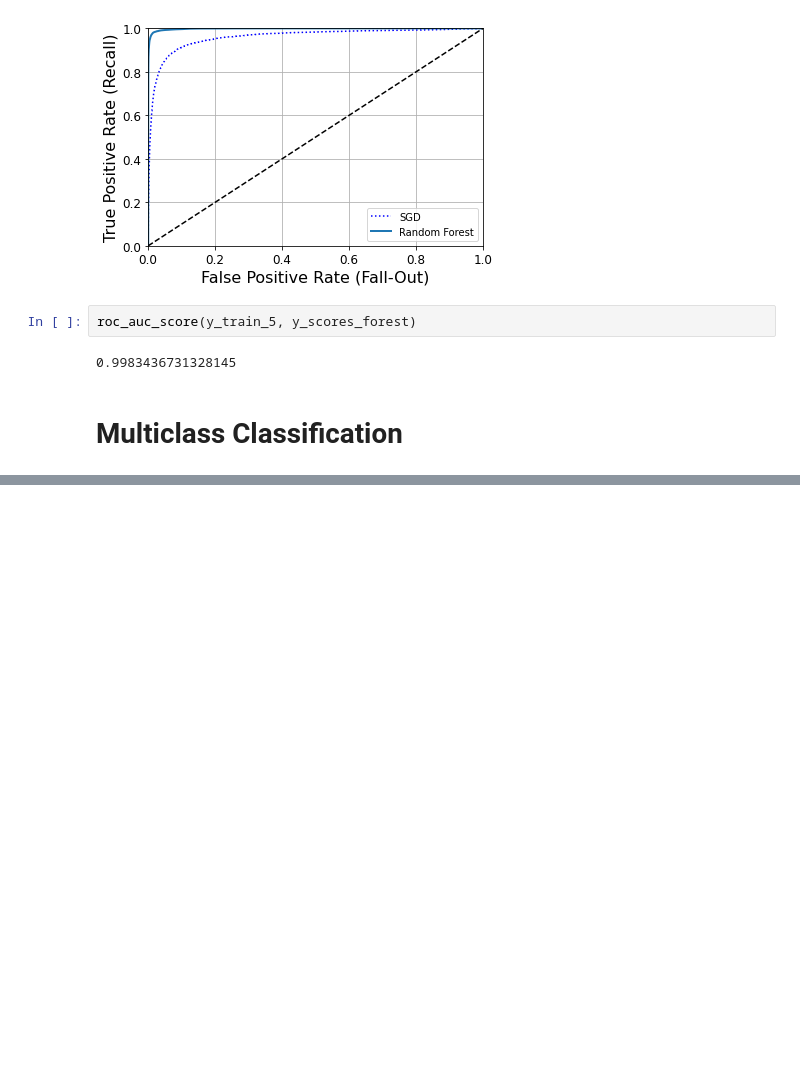
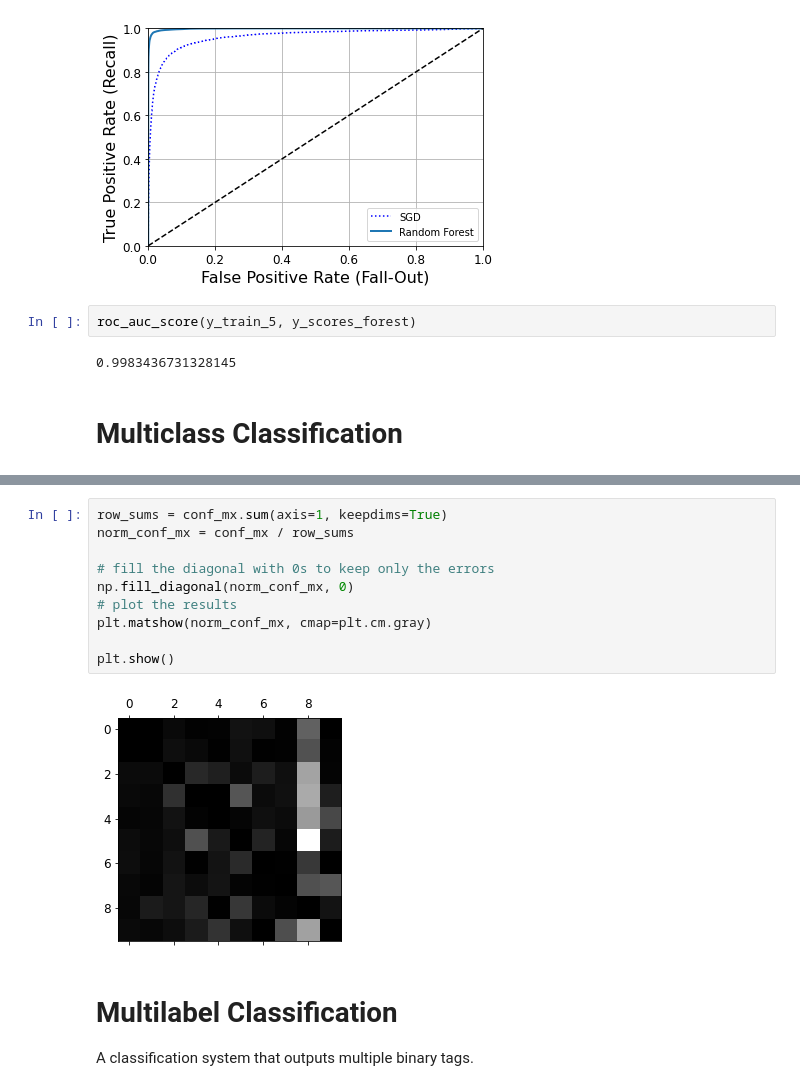
Before and after one commit to CSpanias/handson_ml, a Jupyter notebook: Ch3_Classification.ipynb, the cells around one changed output, grey strips where cells are left out. Cells and saved outputs as stored; diff of their text form; blank space fills up the shorter version.

```diff
--- a/Ch3_Classification.ipynb
+++ b/Ch3_Classification.ipynb
@@ -338,0 +443,17 @@ roc_auc_score(y_train_5, y_scores_forest)
+# %%
+row_sums = conf_mx.sum(axis=1, keepdims=True)
+norm_conf_mx = conf_mx / row_sums
+
+# fill the diagonal with 0s to keep only the errors
+np.fill_diagonal(norm_conf_mx, 0)
+# plot the results
+plt.matshow(norm_conf_mx, cmap=plt.cm.gray)
+
+plt.show()
+# %% [output]
+[figure, added]
+# %% [markdown]
+<a name="MultilabelClassification"> </a>
+# Multilabel Classification
+
+A classification system that outputs multiple binary tags.
```
Also changed, not shown: parts of 17 cells of this notebook.
